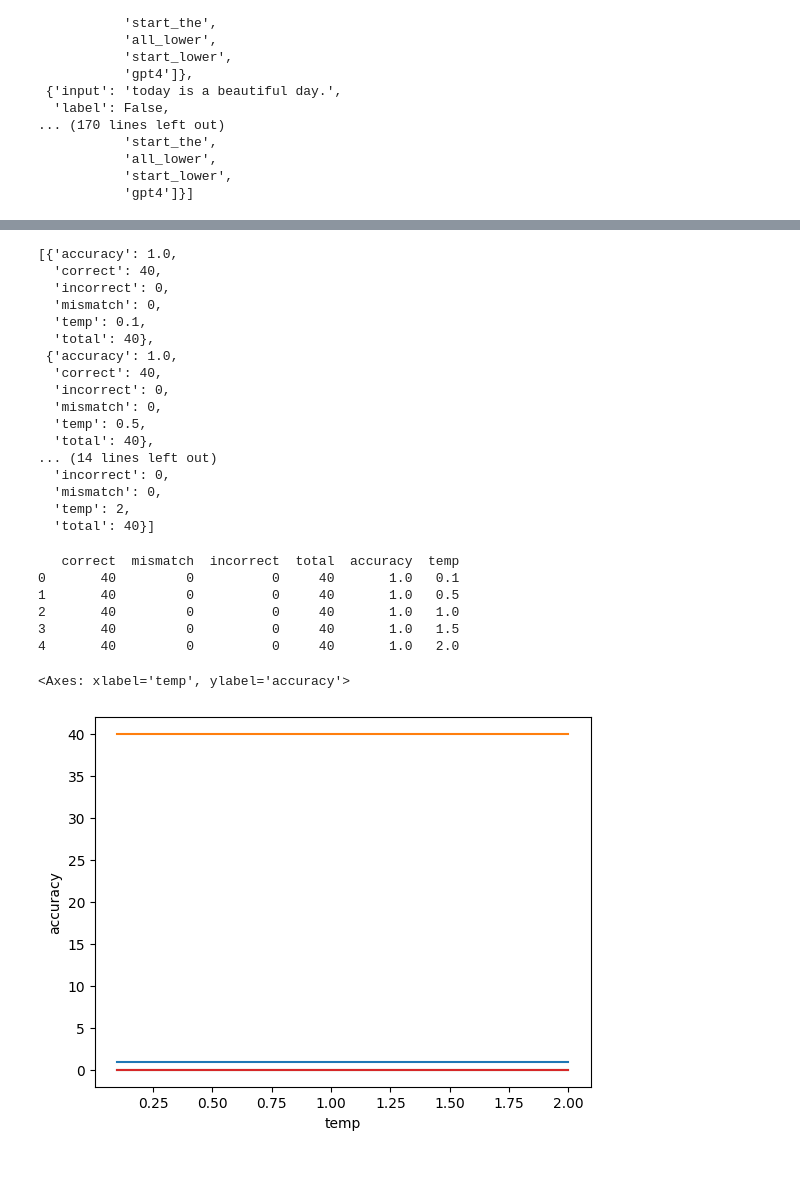
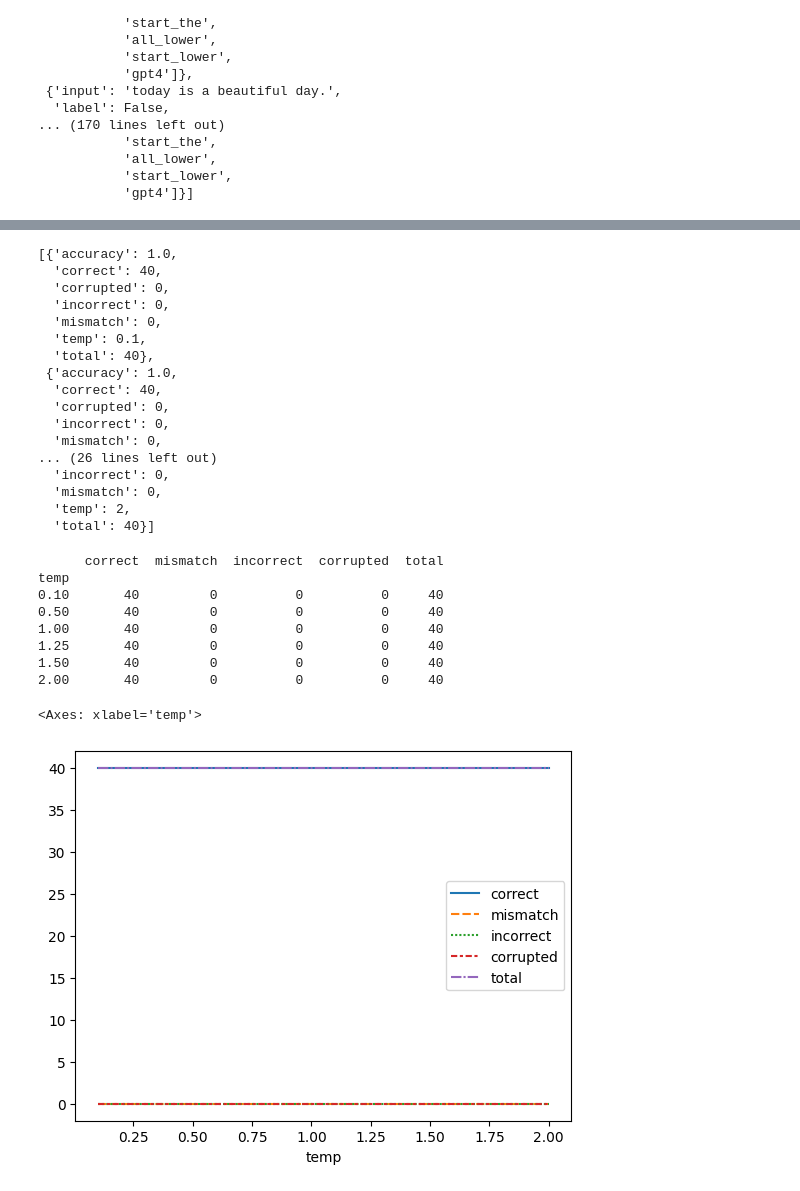
Before and after one commit to ishan-gaur/llm-class-faith, a Jupyter notebook: sentence_caps.ipynb, the cells around one changed output, grey strips where cells are left out. Saved outputs shown, nothing was run; the diff lists cells and outputs as text; code cells hidden in the pictures.

Commit message:
sentence_caps and sentence_lenpar temperature experiments

```diff
--- a/sentence_caps.ipynb
+++ b/sentence_caps.ipynb
@@ -84,7 +84,22 @@ positives = sorted(positives, key=lambda x: x["input"])
 negatives = sorted(negatives, key=lambda x: x["input"])
 in_context_samples = positives[:samples_per_label] + negatives[:samples_per_label]
 in_context_prompt = in_context_from_samples(in_context_samples)
+with open(output_dir / "in_context_prompt.txt", "w") as f:
+    f.write(in_context_prompt)
 
 test_positives = positives[samples_per_label:]
 test_negatives = negatives[samples_per_label:]
 test_prompt, test_samples = test_prompt_from_samples(test_positives, test_negatives)
+with open(output_dir / "test_prompt.txt", "w") as f:
+    f.write(test_prompt)
+json.dump(test_samples, open(output_dir / "test_samples.json", "w"), indent=2)
+# %%
+temperatures = [0.1, 0.5, 1, 1.25, 1.5, 2]
+response_jsons = []
+in_context_prompt = open(output_dir / "in_context_prompt.txt").read()
+test_prompt = open(output_dir / "test_prompt.txt").read()
+test_samples = json.load(open(output_dir / "test_samples.json"))
+for t in temperatures:
+    response_json = gpt_prediction(in_context_prompt, test_prompt, temperature=t, json_mode=True)
+    json.dump(response_json, open(output_dir / f"response_{t}.json", "w"))
+    response_jsons.append(response_json)
@@ -91,11 +111,13 @@ test_prompt, test_samples = test_prompt_from_samples(test_positives, test_negati
 # %%
-temperatures = [0.1, 0.5, 1, 1.5, 2]
-# temperatures = [1]
+temperatures = [0.1, 0.5, 1, 1.25, 1.5, 2]
+response_jsons = [json.load(open(output_dir / f"response_{t}.json")) for t in temperatures]
+test_samples = json.load(open(output_dir / "test_samples.json"))
+
 results = []
 responses = []
-for t in temperatures:
-    response_json = gpt_prediction(in_context_prompt, test_prompt, temperature=t, json_mode=True)
-    response, result = eval_response(response_json, test_samples)
+for r in response_jsons:
+    print(r)
+    response, result = eval_response(r, test_samples)
     results.append(result)
     responses.append(response)
 # %% [output]
@@ -108,17 +134,17 @@ pprint(results)
 # %% [output]
 [{'accuracy': 1.0,
   'correct': 40,
+  'corrupted': 0,
   'incorrect': 0,
   'mismatch': 0,
   'temp': 0.1,
   'total': 40},
  {'accuracy': 1.0,
   'correct': 40,
+  'corrupted': 0,
   'incorrect': 0,
   'mismatch': 0,
-  'temp': 0.5,
-  'total': 40},
-... (14 lines left out)
+... (26 lines left out)
   'incorrect': 0,
   'mismatch': 0,
   'temp': 2,
@@ -131,23 +157,24 @@ json.dump(results, open(output_dir / "results.json", "w"))
 # %%
 import pandas as pd
 import seaborn as sns
 
 results = json.load(open(output_dir / "results.json"))
 
 df = pd.DataFrame(results)
+df.drop(columns=["accuracy"], inplace=True)
 df = df.sort_values(by=["temp"])
+df.set_index("temp", inplace=True)
 print(df)
 
-sns.lineplot(data=df, x="temp", y="accuracy")
-sns.lineplot(data=df, x="temp", y="correct")
-sns.lineplot(data=df, x="temp", y="incorrect")
-sns.lineplot(data=df, x="temp", y="mismatch")
+sns.lineplot(data=df)
 # %% [output]
-   correct  mismatch  incorrect  total  accuracy  temp
-0       40         0          0     40       1.0   0.1
-1       40         0          0     40       1.0   0.5
-2       40         0          0     40       1.0   1.0
-3       40         0          0     40       1.0   1.5
-4       40         0          0     40       1.0   2.0
+      correct  mismatch  incorrect  corrupted  total
+temp
+0.10       40         0          0          0     40
+0.50       40         0          0          0     40
+1.00       40         0          0          0     40
+1.25       40         0          0          0     40
+1.50       40         0          0          0     40
+2.00       40         0          0          0     40
-<Axes: xlabel='temp', ylabel='accuracy'>
+<Axes: xlabel='temp'>
-[figure, old version]
+[figure, new version]
```
Also changed, not shown: parts of 2 cells of this notebook, 23 other files.
